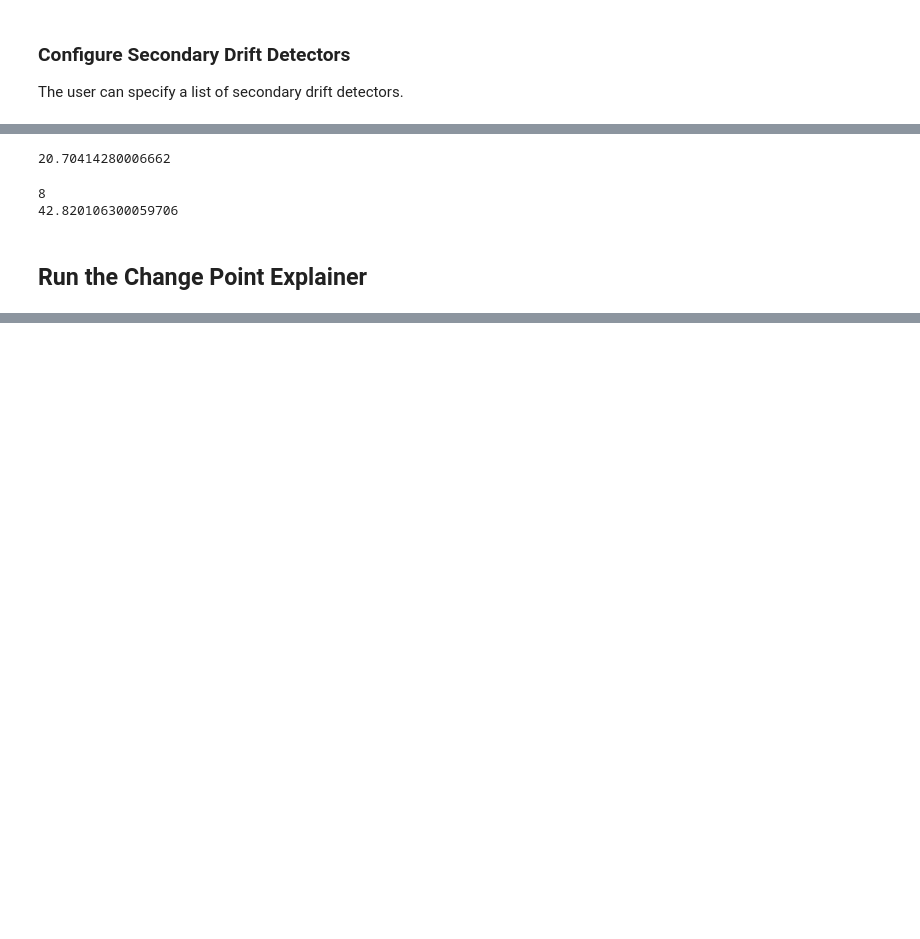
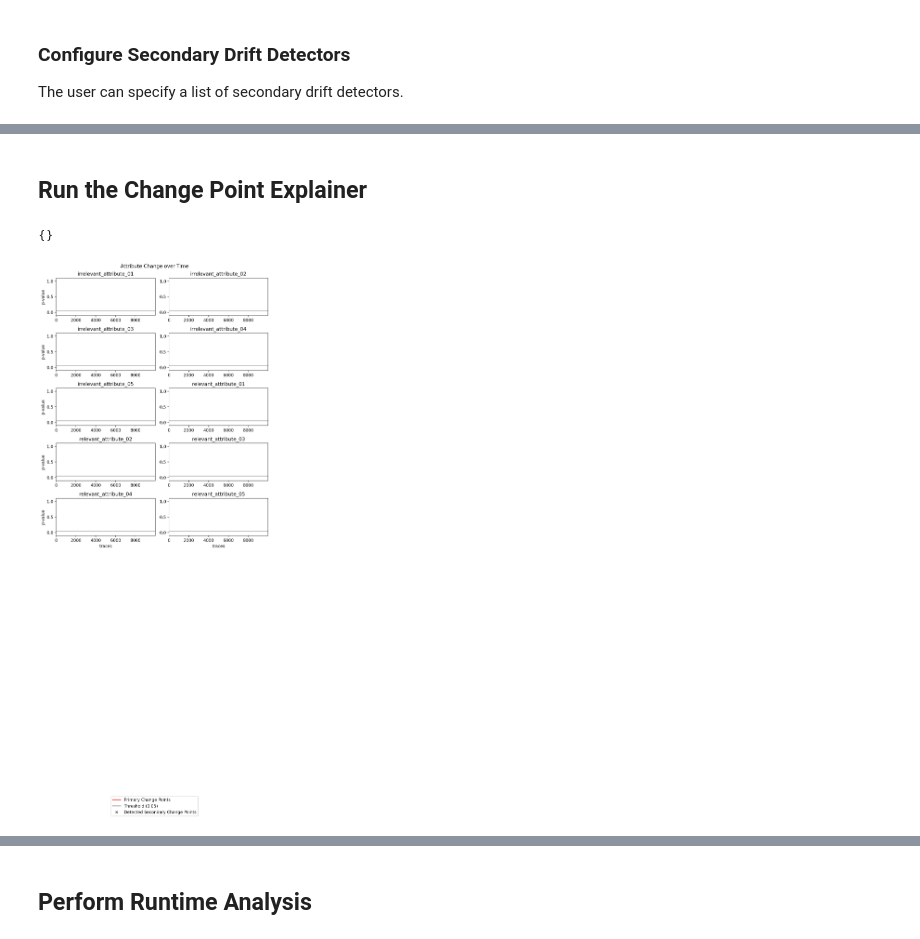
Before and after one commit to lennartebert/explaining_concept_drift, a Jupyter notebook: 30_primary and secondary detection_one_dataset.ipynb, the cells around one changed output, grey strips where cells are left out. Drawn from its saved outputs; the diff is of its cells as text; code cells hidden in the pictures; blank space fills up the shorter version.

```diff
--- a/30_primary and secondary detection_one_dataset.ipynb
+++ b/30_primary and secondary detection_one_dataset.ipynb
@@ -57,28 +72,28 @@ event_log = xes_importer.apply(data_file_path)
 # %%
 # alternative 3: drift detector true known
-primary_process_drift_detector = drift_detection.DriftDetectorTrueKnown(helper.get_change_points_maardji_et_al_2013(len(event_log)))
+# primary_process_drift_detector = drift_detection.TrueKnownDD(helper.get_change_points_maardji_et_al_2013(len(event_log)))
 # %% [markdown]
 ### Configure Secondary Drift Detectors
 
 The user can specify a list of secondary drift detectors.
 # %%
-window_size = 100
-slide_by = 10
-secondary_window_generator = windowing.AdaptiveWindowGenerator(window_size, slide_by=slide_by)
-secondary_population_comparer = pop_comparison.ChiSquaredComparer()
+secondary_window_size = 200
+secondary_slide_by = 10
+secondary_window_generator = windowing.FixedWG(secondary_window_size, slide_by=secondary_slide_by)
+secondary_population_comparer = population_comparison.GTestPC()
 secondary_threshold = 0.05
 secondary_exclude_attributes = ['concept:name']
-max_distance = 300
+secondary_max_distance = 300
 
-phi = math.ceil(window_size / slide_by / 2)
-rho = 1
-print(f"phi={phi}, rho={rho}")
+secondary_phi = math.ceil(secondary_window_size / secondary_slide_by / 2)
+secondary_rho = 1
+print(f"secondary_phi={secondary_phi}, secondary_rho={secondary_rho}")
 
-change_point_extractor = drift_detection.PhiFilterChangePointExtractor(secondary_threshold, phi, rho)
+secondary_change_point_extractor = change_point_extraction.PhiFilterCPE(secondary_threshold, secondary_phi, secondary_rho)
 
 secondary_drift_detectors = drift_detection.get_all_attribute_drift_detectors(event_log,
                                                                          secondary_window_generator,
                                                                          secondary_population_comparer,
                                                                          exclude_attributes=secondary_exclude_attributes,
-                                                                         change_point_extractor=change_point_extractor)
+                                                                         change_point_extractor=secondary_change_point_extractor)
 # %% [output]
@@ -97,31 +101,3 @@ print(total_time)
-# %%
-from joblib import Parallel, delayed
-import time
-
-start_time = time.perf_counter()
-results2 = Parallel(n_jobs=-1)(delayed(secondary_drift_detector.get_changes)(event_log, around_change_points=[1000, 2000, 3000, 4000, 5000, 6000, 7000, 8000, 9000], max_distance=300) for secondary_drift_detector in secondary_drift_detectors)
-total_time = time.perf_counter() - start_time
-print(total_time)
-# %% [output]
-20.70414280006662
-# %%
-import multiprocessing as mp
-start_time = time.perf_counter()
-
-print(mp.cpu_count())
-# Step 1: Init multiprocessing.Pool()
-pool = mp.Pool(mp.cpu_count())
-
-around_change_points = [1000, 2000, 3000, 4000, 5000, 6000, 7000, 8000, 9000]
-# Step 2: `pool.apply` the `howmany_within_range()`
-results = [pool.apply(secondary_drift_detector.get_changes, args=(event_log, around_change_points, 300)) for secondary_drift_detector in secondary_drift_detectors]
-# Step 3: Don't forget to close
-pool.close()
-total_time = time.perf_counter() - start_time
-print(total_time)
-# %% [output]
-8
-42.820106300059706
 # %% [markdown]
 ## Run the Change Point Explainer
 # %%
@@ -129,4 +105,14 @@ print(total_time)
 drift_explainer = drift_explanation.DriftExplainer(primary_process_drift_detector, secondary_drift_detectors)
 
 # get the change point explanations
-primary_and_secondary_changes = drift_explainer.get_primary_and_secondary_changes(event_log, max_distance=max_distance)
+possible_drift_explanations = drift_explainer.get_possible_drift_explanations(event_log, max_distance=secondary_max_distance)
+# %%
+# show the possible change point explanations
+possible_drift_explanations.possible_drift_explanations
+# %% [output]
+{}
+# %%
+# plot the drift explanations
+possible_drift_explanations.plot(offset_legend=-0.9)
+# %% [output]
+[figure, added]
@@ -133,2 +120,4 @@ primary_and_secondary_changes = drift_explainer.get_primary_and_secondary_change
+# %% [markdown]
+## Perform Runtime Analysis
 # %%
 import cProfile
```
Also changed, not shown: parts of 15 cells of this notebook, 12 other files.
